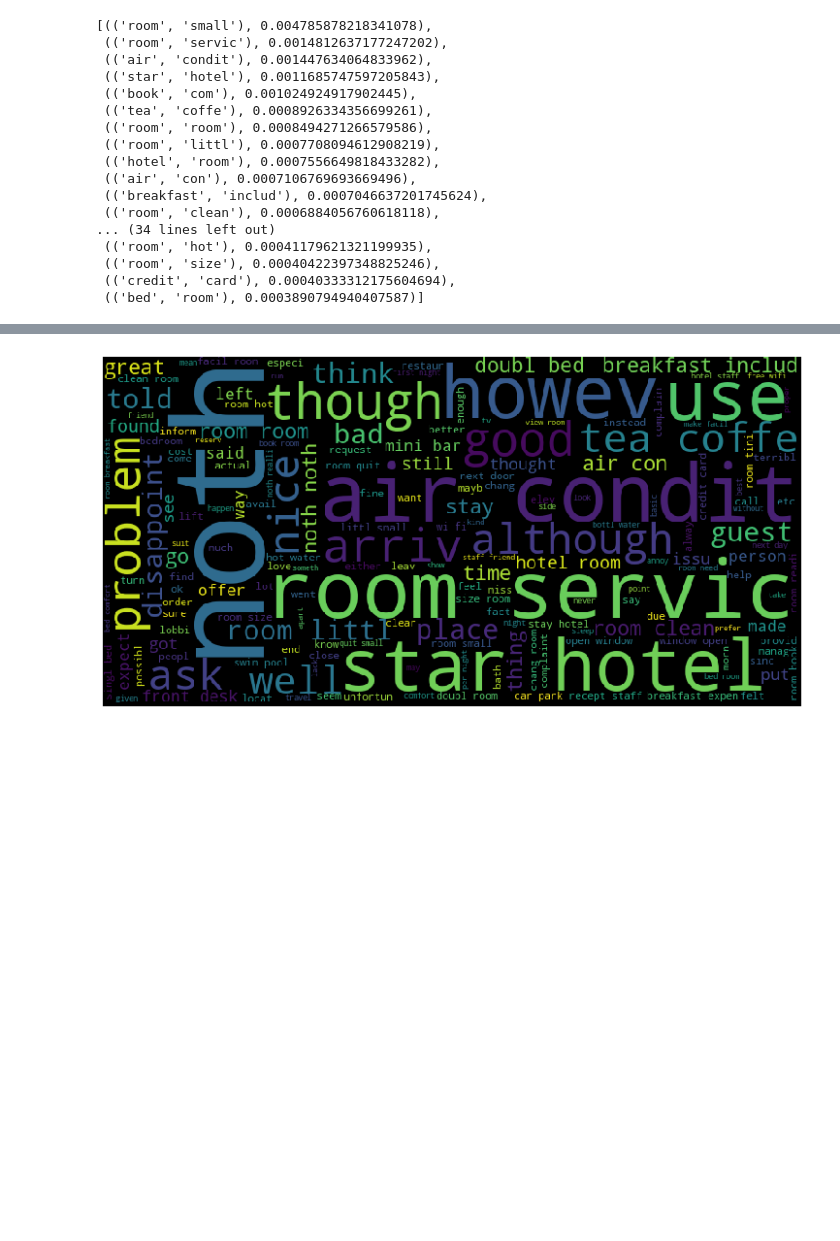
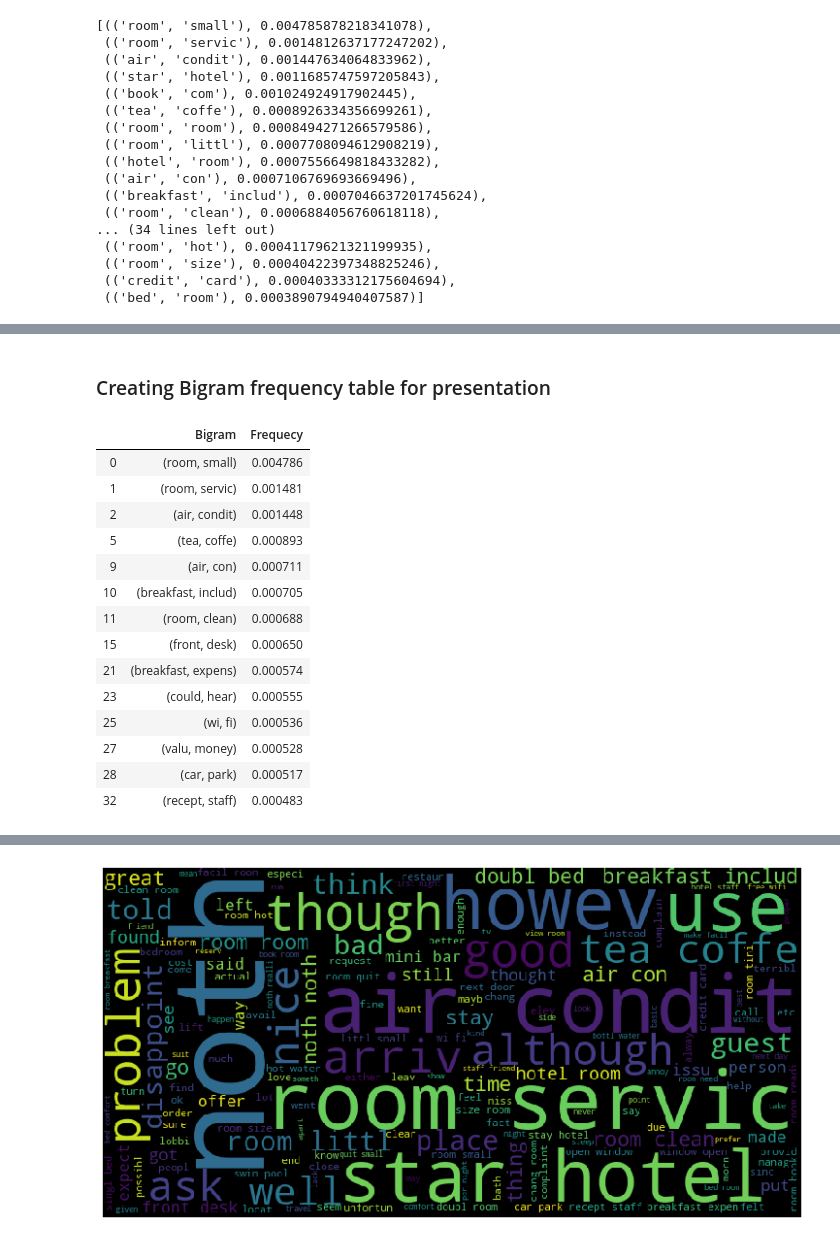
Before and after one commit to anitaguo49/Hotel-Review-Analysis-using-NLP, a Jupyter notebook: Notebook.ipynb, the cells around one changed output, grey strips where cells are left out. Cells and saved outputs as stored; diff of their text form; code cells hidden in the pictures; blank space fills up the shorter version.

```diff
--- a/Notebook.ipynb
+++ b/Notebook.ipynb
@@ -369,3 +372,23 @@ rev_scored[:50]
+# %% [markdown]
+### Creating Bigram frequency table for presentation
+# %%
+bigram.iloc[[0,1,2,5,9,10,11,15,21,23,25,27,28,32]]
+# %% [output]
+|  | Bigram | Frequecy |
+| 0 | (room, small) | 0.004786 |
+| 1 | (room, servic) | 0.001481 |
+| 2 | (air, condit) | 0.001448 |
+| 5 | (tea, coffe) | 0.000893 |
+| 9 | (air, con) | 0.000711 |
+| 10 | (breakfast, includ) | 0.000705 |
+| 11 | (room, clean) | 0.000688 |
+| 15 | (front, desk) | 0.000650 |
+| 21 | (breakfast, expens) | 0.000574 |
+| 23 | (could, hear) | 0.000555 |
+| 25 | (wi, fi) | 0.000536 |
+| 27 | (valu, money) | 0.000528 |
+| 28 | (car, park) | 0.000517 |
+| 32 | (recept, staff) | 0.000483 |
 # %%
 # Bigrams wordcloud
 
```
Also changed, not shown: parts of 62 cells of this notebook.
